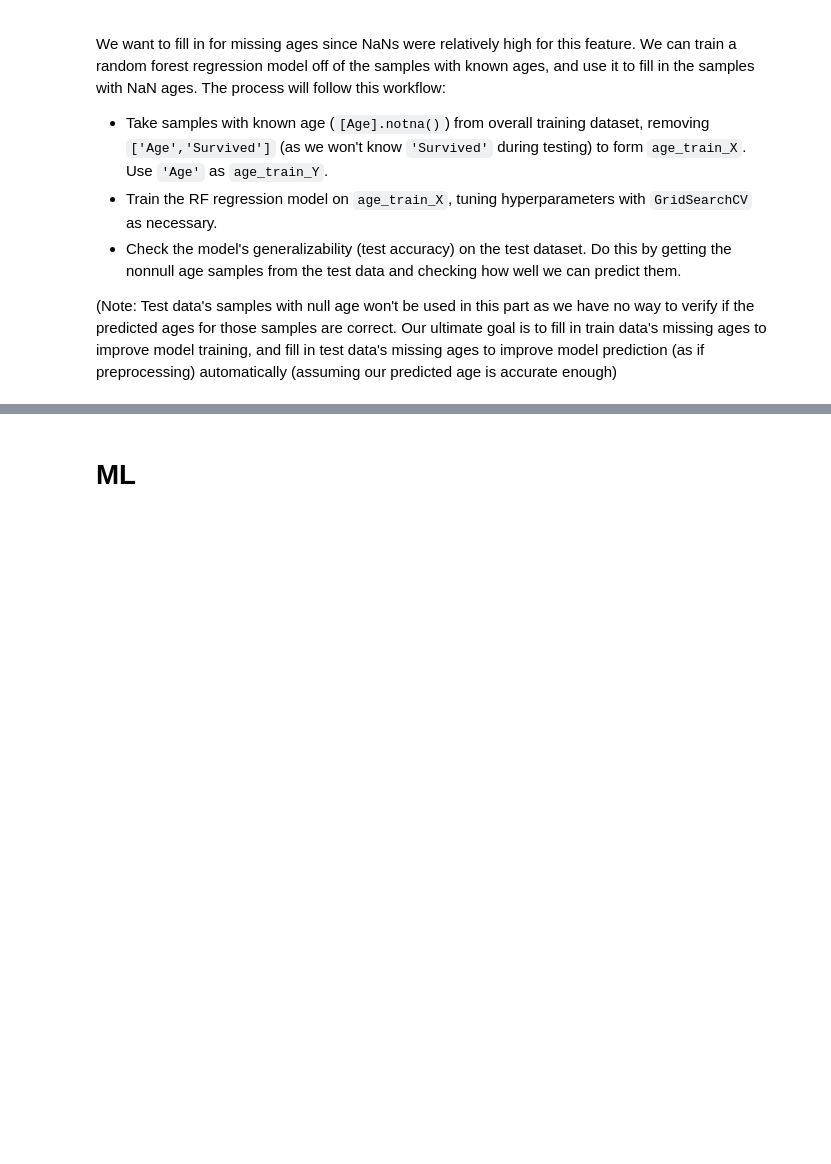
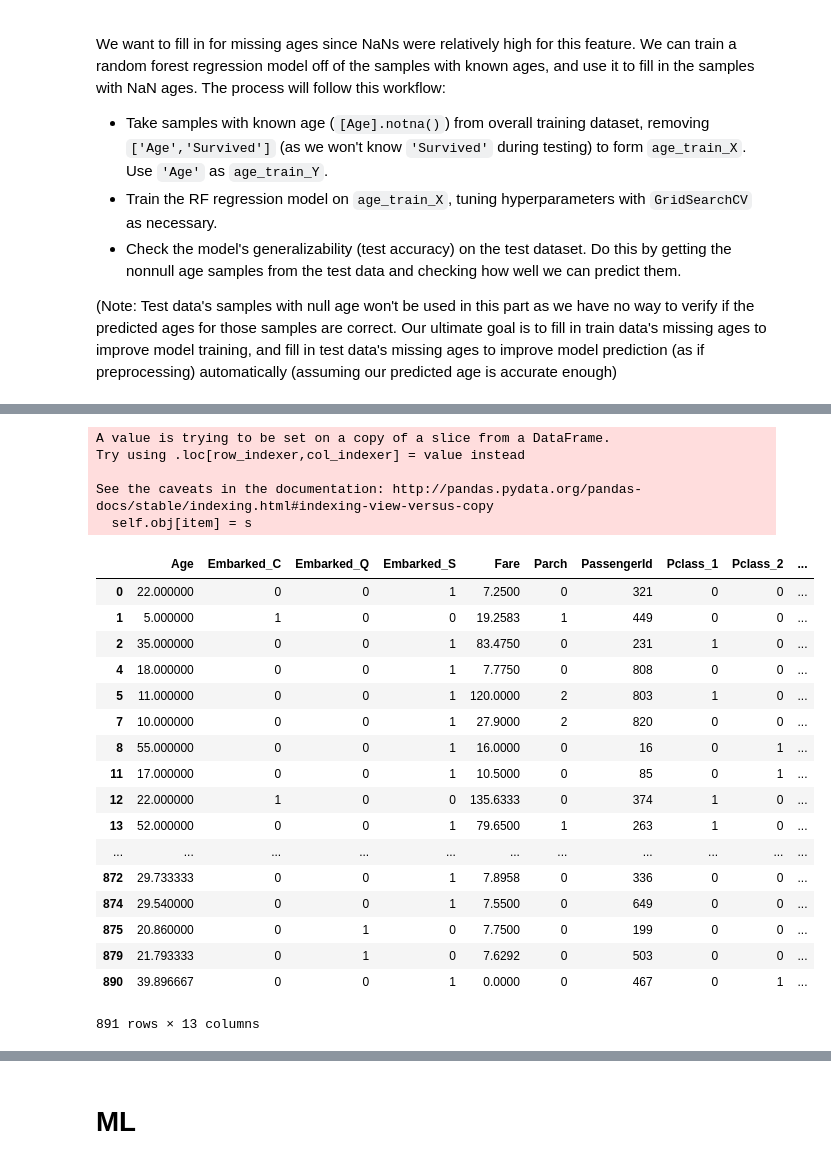
Before and after one commit to c1rowe/titanic, a Jupyter notebook: titanic_ml.ipynb, the cells around one changed output, grey strips where cells are left out. Cells and saved outputs as stored; diff of their text form; code cells hidden in the pictures; blank space fills up the shorter version.

```diff
--- a/titanic_ml.ipynb
+++ b/titanic_ml.ipynb
@@ -357,5 +343,0 @@ pred_Y = clf.predict(age_X)
-# %%
-test_age_X = check_df.drop('Age', axis=1) # now we don't need to drop Survived because it is already hidden
-test_age_Y = check_df['Age']
-
-pred_Y = clf.predict(test_age_X)
@@ -369,0 +376,3 @@ print(pred_Y.tolist()[:5])
+# %%
+clf, train_mae, train_mse = train_age_regressor(ml_df)
+pred_Y, test_mae, test_mse = test_age_regressor(test_df, clf)
@@ -369,0 +394,55 @@ print(pred_Y.tolist()[:5])
+# %%
+def fill_age(df, clf):
+    ''' Function to fill in missing age values in the argument DataFrame.
+
+        Params:
+        df(DataFrame): DataFrame with some samples missing age.
+        clf(RandomForestRegressor): Random Forest Regressor model already trained on existing data.
+
+        Returns:
+        filled_df(DataFrame): DataFrame with missing Age values filled in.
+    '''
+    good_df = df[df['Age'].notna()]
+    nan_df = df[df['Age'].isnull()]
+
+    #drop only Age cause we might want Survived. Can't get a Y cause we don't know the true values
+    nan_X = nan_df.drop(['Age'], axis=1)
+
+    #get values and fill them in
+    pred_Y = clf.predict(nan_X)
+    nan_df.loc[:,'Age'] = pred_Y
+
+    # good_df is complete, nan_df is samples we pulled out and filled
+    # now join them together into one complete df
+    filled_df = pd.concat([good_df,nan_df], sort=True)
+
+    return filled_df
+# %%
+ml_df = fill_age(ml_df.drop('Survived',axis=1), clf)
+# %% [output]
+A value is trying to be set on a copy of a slice from a DataFrame.
+Try using .loc[row_indexer,col_indexer] = value instead
+
+See the caveats in the documentation: http://pandas.pydata.org/pandas-docs/stable/indexing.html#indexing-view-versus-copy
+  self.obj[item] = s
+# %%
+ml_df
+# %% [output]
+|  | Age | Embarked_C | Embarked_Q | Embarked_S | Fare | Parch | PassengerId | Pclass_1 | Pclass_2 | ... |
+| 0 | 22.000000 | 0 | 0 | 1 | 7.2500 | 0 | 321 | 0 | 0 | ... |
+| 1 | 5.000000 | 1 | 0 | 0 | 19.2583 | 1 | 449 | 0 | 0 | ... |
+| 2 | 35.000000 | 0 | 0 | 1 | 83.4750 | 0 | 231 | 1 | 0 | ... |
+| 4 | 18.000000 | 0 | 0 | 1 | 7.7750 | 0 | 808 | 0 | 0 | ... |
+| 5 | 11.000000 | 0 | 0 | 1 | 120.0000 | 2 | 803 | 1 | 0 | ... |
+| 7 | 10.000000 | 0 | 0 | 1 | 27.9000 | 2 | 820 | 0 | 0 | ... |
+| 8 | 55.000000 | 0 | 0 | 1 | 16.0000 | 0 | 16 | 0 | 1 | ... |
+| 11 | 17.000000 | 0 | 0 | 1 | 10.5000 | 0 | 85 | 0 | 1 | ... |
+| 12 | 22.000000 | 1 | 0 | 0 | 135.6333 | 0 | 374 | 1 | 0 | ... |
+| 13 | 52.000000 | 0 | 0 | 1 | 79.6500 | 1 | 263 | 1 | 0 | ... |
+| ... | ... | ... | ... | ... | ... | ... | ... | ... | ... | ... |
+| 872 | 29.733333 | 0 | 0 | 1 | 7.8958 | 0 | 336 | 0 | 0 | ... |
+| 874 | 29.540000 | 0 | 0 | 1 | 7.5500 | 0 | 649 | 0 | 0 | ... |
+| 875 | 20.860000 | 0 | 1 | 0 | 7.7500 | 0 | 199 | 0 | 0 | ... |
+| 879 | 21.793333 | 0 | 1 | 0 | 7.6292 | 0 | 503 | 0 | 0 | ... |
+| 890 | 39.896667 | 0 | 0 | 1 | 0.0000 | 0 | 467 | 0 | 1 | ... |
+891 rows × 13 columns
```
Also changed, not shown: parts of 18 cells of this notebook.
